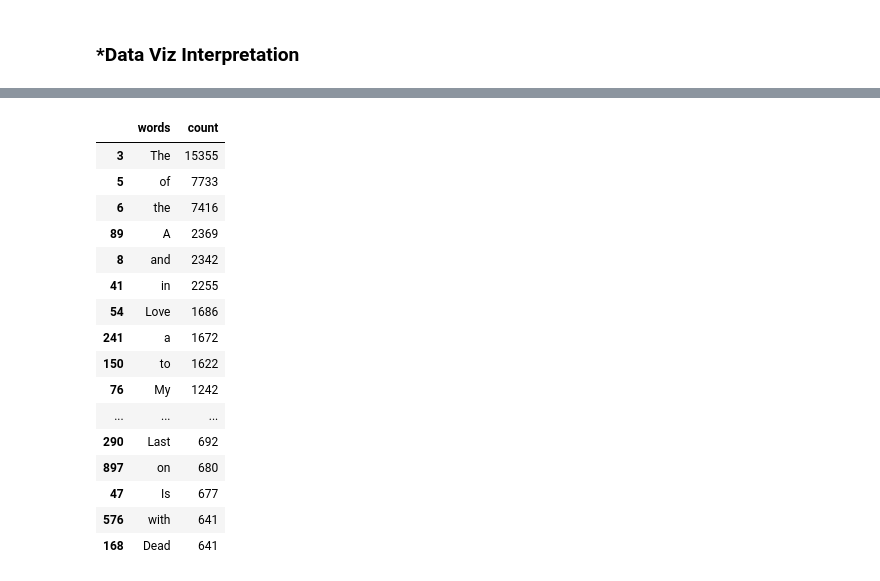
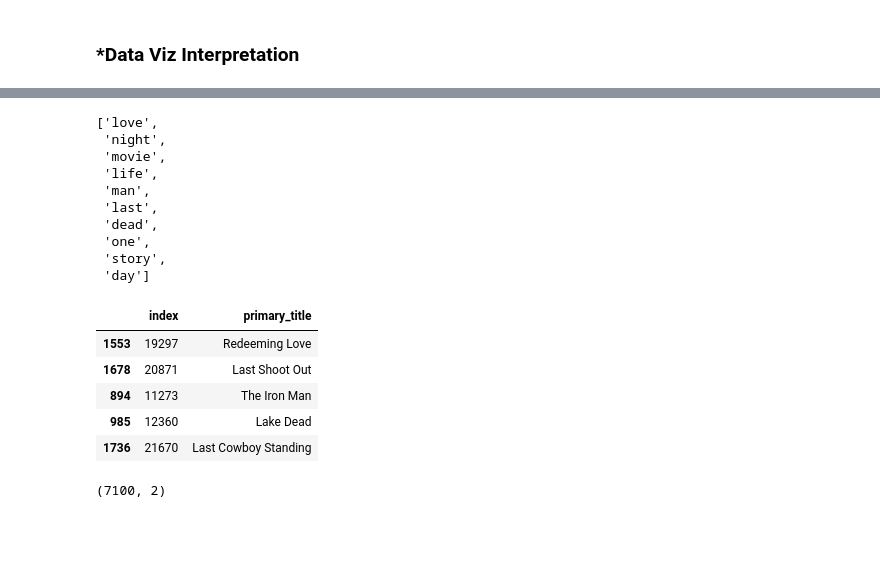
Before and after one commit to CRPeace/Movie_Data_API_Stats_Analysis, a Jupyter notebook: C.Peace_Project_3_Part_4-Hypothesis-Testing.ipynb, the cells around one changed output, grey strips where cells are left out. Saved outputs shown, nothing was run; the diff lists cells and outputs as text; code cells hidden in the pictures; blank space fills up the shorter version.

```diff
--- a/C.Peace_Project_3_Part_4.ipynb
+++ b/C.Peace_Project_3_Part_4-Hypothesis-Testing.ipynb
@@ -831,20 +864,21 @@ words_df.head()
 # %%
-words_df.sort_values('count', ascending=False).head(25)
+# creating a subset with only top words
+top_words = words_sorted.sort_values('count', ascending=False).head(10).copy()
+
+# creating a word list (series object) words, lower case for searching later
+top_words = top_words['words'].str.lower()
+
+word_list = [i for i in top_words]
+# confirming
+word_list
 # %% [output]
-|  | words | count |
-| 3 | The | 15355 |
-| 5 | of | 7733 |
-| 6 | the | 7416 |
-| 89 | A | 2369 |
-| 8 | and | 2342 |
-| 41 | in | 2255 |
-| 54 | Love | 1686 |
-| 241 | a | 1672 |
-| 150 | to | 1622 |
-| 76 | My | 1242 |
-| ... | ... | ... |
-| 290 | Last | 692 |
-| 897 | on | 680 |
-| 47 | Is | 677 |
-| 576 | with | 641 |
-| 168 | Dead | 641 |
+['love',
+ 'night',
+ 'movie',
+ 'life',
+ 'man',
+ 'last',
+ 'dead',
+ 'one',
+ 'story',
+ 'day']
@@ -850,0 +893,11 @@ words_df.sort_values('count', ascending=False).head(25)
+# %%
+# confirming
+display(top_titles.sample(5), top_titles.shape)
+# %% [output]
+|  | index | primary_title |
+| 1553 | 19297 | Redeeming Love |
+| 1678 | 20871 | Last Shoot Out |
+| 894 | 11273 | The Iron Man |
+| 985 | 12360 | Lake Dead |
+| 1736 | 21670 | Last Cowboy Standing |
+(7100, 2)
```
Also changed, not shown: parts of 33 cells of this notebook.
